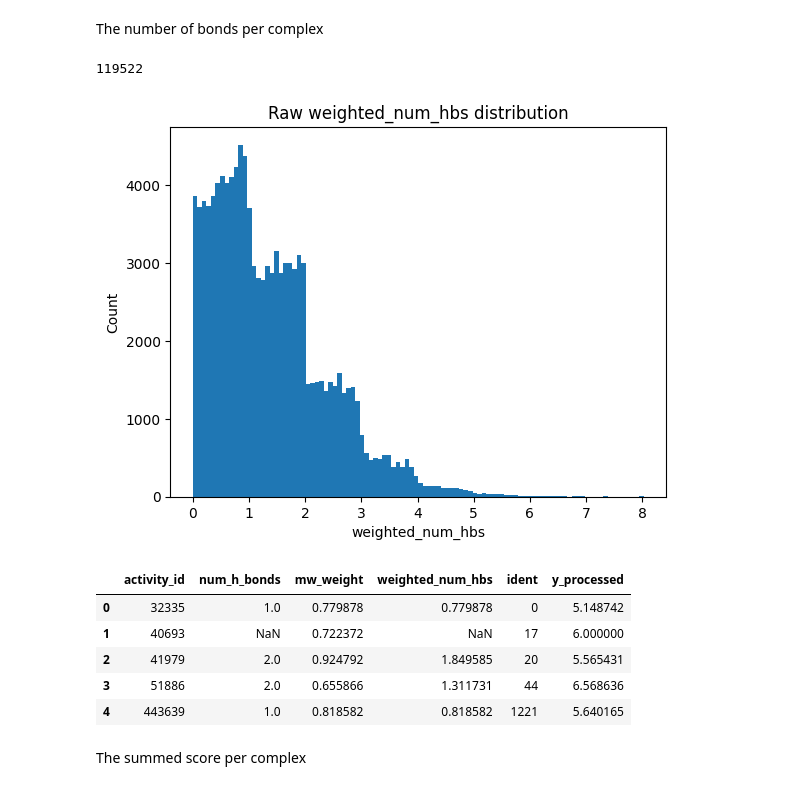
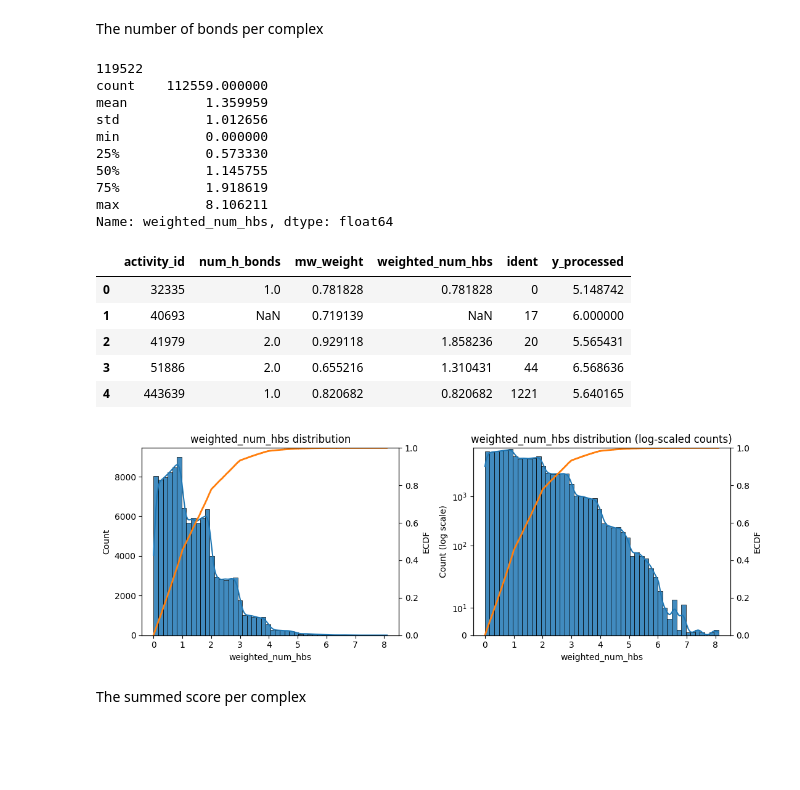
Before and after one commit to fatemeh-moghaddam/kinodata-3D-affinity-prediction, a Jupyter notebook: prob/probing_notebooks/interaction_scores.ipynb, the cells around one changed output. Saved outputs shown, nothing was run; the diff lists cells and outputs as text; code cells hidden in the pictures; blank space fills up the shorter version.

```diff
--- a/prob/probing_notebooks/interaction_scores.ipynb
+++ b/prob/probing_notebooks/interaction_scores.ipynb
@@ -104,3 +195,13 @@ hydrogen_bonds_df.head()
 # %% [markdown]
 - The column to use as $d$ is `DIST_D-A` $\rightarrow$ do I wanna incorporate `DIST_H-A` too? How? A weighted sum maybe?
 - The column to use as $\theta$ is `DON_ANGLE`
+# %%
+hydrogen_bonds_df["cos_angle"] = -np.cos(
+    np.deg2rad(hydrogen_bonds_df["DON_ANGLE"])
+)
+# hydrogen_bonds_df["cos_angle"].hist(bins=50)
+# plt.xlabel("cosine of Donor Angle")
+# plt.ylabel("Frequency")
+# plt.title("Distribution of Cosine of Donor Angle in Hydrogen Bonds")
+plot_dist_with_log(hydrogen_bonds_df, "cos_angle", bins=50, kde=True, show_ecdf=True)
+print(hydrogen_bonds_df["cos_angle"].describe())
@@ -265,0 +430,11 @@ lam_theta = 15  # degrees
+# %%
+# d_star = hydrogen_bonds_df["DIST_D-A"].mode()[0]
+d_star = 2.9
+sigma = 0.51
+
+d = hydrogen_bonds_df["DIST_D-A"].to_numpy(dtype=float)
+
+hydrogen_bonds_df["s_d_gauss"] = np.exp(-((d - d_star) ** 2) / (2 * sigma ** 2))
+
+plot_dist_with_log(hydrogen_bonds_df, "s_d_gauss", bins=50, kde=True, show_ecdf=True)
+print(hydrogen_bonds_df["s_d_gauss"].describe())
@@ -266,5 +460,17 @@ lam_theta = 15  # degrees
 # %%
-hydrogen_bonds_df["bond_score"] = (round(s_d(d = hydrogen_bonds_df["DIST_D-A"], lam_d = lam_d) *
-                                  s_theta(theta = hydrogen_bonds_df["DON_ANGLE"], lam_theta=lam_theta), 3))
-hydrogen_bonds_df[["DIST_D-A", "DON_ANGLE", "bond_score"]].head(10)
+# Old score
+# hydrogen_bonds_df["bond_score"] = (round(s_d(d = hydrogen_bonds_df["DIST_D-A"], lam_d = lam_d) *
+#                                   s_theta(theta = hydrogen_bonds_df["DON_ANGLE"], lam_theta=lam_theta), 3))
+
+# New score
+
+hydrogen_bonds_df["bond_score"] = (round(hydrogen_bonds_df["cos_angle"] / hydrogen_bonds_df["DIST_D-A"], 3))
+hydrogen_bonds_df["bond_score_gauss"] = (round(hydrogen_bonds_df["cos_angle"] / hydrogen_bonds_df["s_d_gauss"], 3))
+# hydrogen_bonds_df[["DIST_D-A", "DON_ANGLE", "bond_score"]].head(10)
+plot_dist_with_log(hydrogen_bonds_df, "bond_score", bins=50, kde=True, show_ecdf=True)
+print(f"No Gaussian: {hydrogen_bonds_df['bond_score'].describe()}")
+
+
+plot_dist_with_log(hydrogen_bonds_df, "bond_score_gauss", bins=50, kde=True, show_ecdf=True)
+print(f"With Gaussian: {hydrogen_bonds_df['bond_score_gauss'].describe()}")
 # %% [output]
@@ -534,23 +724,33 @@ The number of bonds per complex
 # %%
 num_hydrogen_bonds = hydrogen_bonds_df['activity_id'].value_counts().reset_index(name='num_h_bonds')
 num_hydrogen_bonds = num_hydrogen_bonds.merge(weights, on='activity_id', how='right')
 num_hydrogen_bonds['weighted_num_hbs'] = (num_hydrogen_bonds['num_h_bonds'] * num_hydrogen_bonds['mw_weight'])
 num_hydrogen_bonds = num_hydrogen_bonds.merge(mapping[['activity_id', 'ident', 'y_processed']], on='activity_id', how='left')
 
 print(len(num_hydrogen_bonds))
 
-plot_dist(num_hydrogen_bonds, "weighted_num_hbs")
+plot_dist_with_log(num_hydrogen_bonds, "weighted_num_hbs", bins=50, kde=True, show_ecdf=True)
+print(num_hydrogen_bonds["weighted_num_hbs"].describe())
 
 num_hydrogen_bonds.head()
 # %% [output]
 119522
+count    112559.000000
+mean          1.359959
+std           1.012656
+min           0.000000
+25%           0.573330
+50%           1.145755
+75%           1.918619
+max           8.106211
+Name: weighted_num_hbs, dtype: float64
+|  | activity_id | num_h_bonds | mw_weight | weighted_num_hbs | ident | y_processed |
+| 0 | 32335 | 1.0 | 0.781828 | 0.781828 | 0 | 5.148742 |
+| 1 | 40693 | NaN | 0.719139 | NaN | 17 | 6.000000 |
+| 2 | 41979 | 2.0 | 0.929118 | 1.858236 | 20 | 5.565431 |
+| 3 | 51886 | 2.0 | 0.655216 | 1.310431 | 44 | 6.568636 |
+| 4 | 443639 | 1.0 | 0.820682 | 0.820682 | 1221 | 5.640165 |
-[figure, old version]
+[figure, new version]
-|  | activity_id | num_h_bonds | mw_weight | weighted_num_hbs | ident | y_processed |
-| 0 | 32335 | 1.0 | 0.779878 | 0.779878 | 0 | 5.148742 |
-| 1 | 40693 | NaN | 0.722372 | NaN | 17 | 6.000000 |
-| 2 | 41979 | 2.0 | 0.924792 | 1.849585 | 20 | 5.565431 |
-| 3 | 51886 | 2.0 | 0.655866 | 1.311731 | 44 | 6.568636 |
-| 4 | 443639 | 1.0 | 0.818582 | 0.818582 | 1221 | 5.640165 |
 # %% [markdown]
 The summed score per complex
 # %%
```
Also changed, not shown: parts of 19 cells of this notebook.
